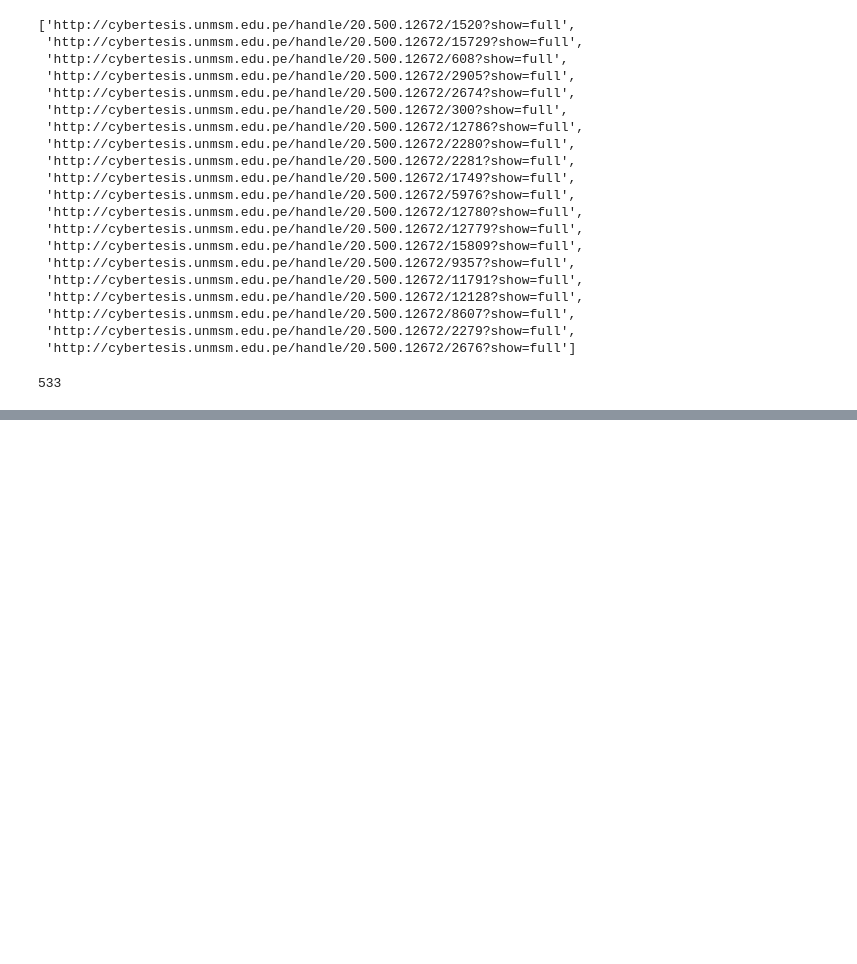
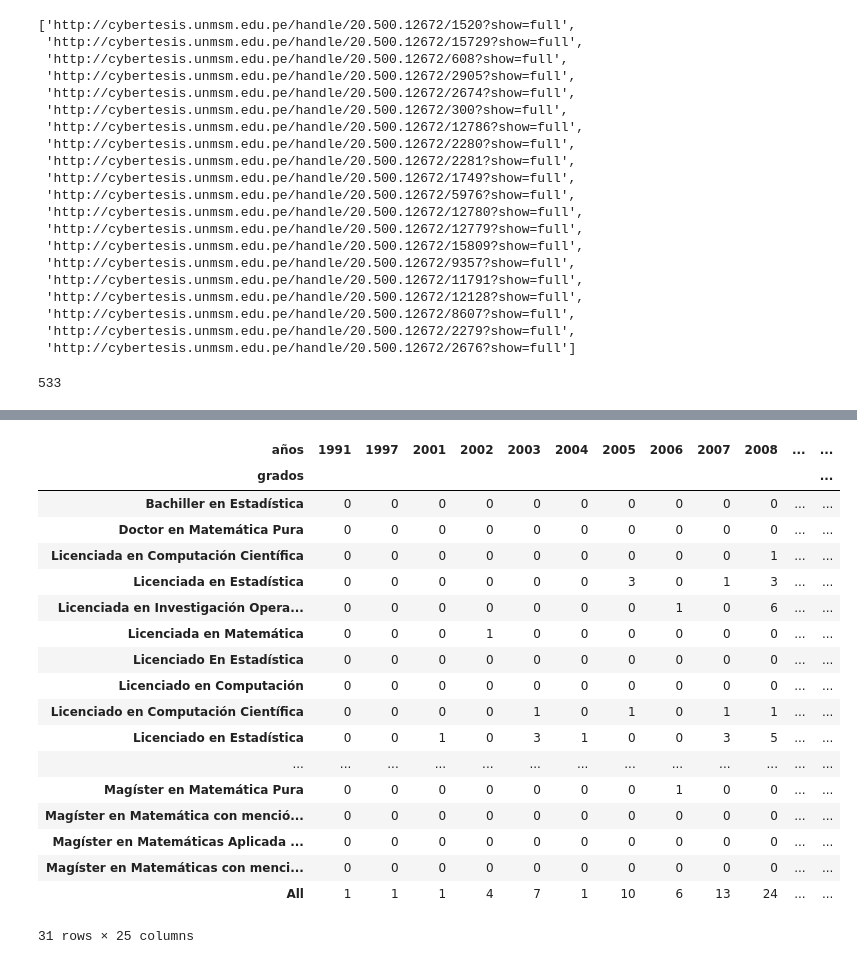
Before and after one commit to Geraldine-Geronimo/LP2_TRABAJO_FINAL, a Jupyter notebook: UNMSM.ipynb, the cells around one changed output, grey strips where cells are left out. Saved outputs shown, nothing was run; the diff lists cells and outputs as text; code cells hidden in the pictures; blank space fills up the shorter version.

```diff
--- a/UNMSM.ipynb
+++ b/UNMSM.ipynb
@@ -128,6 +146,7 @@ autores = []
 contribuidores = []
 grados = []
 resumenes = []
+diciplinas = []
 n = 0
 for i in range(len(publications_links)):
     respuesta = requests.get(publications_links[i], headers=headers)
@@ -224,6 +243,16 @@ for i in range(len(publications_links)):
             resumenes.append(" ")
     else:
         n = 0
+
+    for j in range(len(tabla_1)):
+        if tabla_1.iloc[j,0] == 'thesis.degree.discipline':
+            diciplina=tabla_1.iloc[j,1]
+            diciplinas.append(diciplina)
+            n = n + 1
+    if n == 0:
+            diciplinas.append(" ")
+    else:
+        n = 0
 # %%
 #creamos un dataframe para poder guardarlos en un archivo csv
 
@@ -236,6 +265,7 @@ df['contribuidores'] = contribuidores
 df['resumenes'] = resumenes
 df['grados'] = grados
 df['años'] = años
+df['diciplinas']=diciplinas
 # %%
 #GUARDAMOS LA INFROMACION EN UN ARCHIVO CSV
 
@@ -257,0 +288,26 @@ df
+# %%
+#Hacemos un cuadrado de los grados obtenedos en cada especialidad de la facultad asi como en qeu año se obtenido este
+
+
+pd.crosstab(index=df['grados'],
+            columns=df['años'], margins=True)
+# %% [output]
+| años | 1991 | 1997 | 2001 | 2002 | 2003 | 2004 | 2005 | 2006 | 2007 | 2008 | ... | ... |
+| grados |  |  |  |  |  |  |  |  |  |  |  | ... |
+| Bachiller en Estadística | 0 | 0 | 0 | 0 | 0 | 0 | 0 | 0 | 0 | 0 | ... | ... |
+| Doctor en Matemática Pura | 0 | 0 | 0 | 0 | 0 | 0 | 0 | 0 | 0 | 0 | ... | ... |
+| Licenciada en Computación Científica | 0 | 0 | 0 | 0 | 0 | 0 | 0 | 0 | 0 | 1 | ... | ... |
+| Licenciada en Estadística | 0 | 0 | 0 | 0 | 0 | 0 | 3 | 0 | 1 | 3 | ... | ... |
+| Licenciada en Investigación Opera... | 0 | 0 | 0 | 0 | 0 | 0 | 0 | 1 | 0 | 6 | ... | ... |
+| Licenciada en Matemática | 0 | 0 | 0 | 1 | 0 | 0 | 0 | 0 | 0 | 0 | ... | ... |
+| Licenciado En Estadística | 0 | 0 | 0 | 0 | 0 | 0 | 0 | 0 | 0 | 0 | ... | ... |
+| Licenciado en Computación | 0 | 0 | 0 | 0 | 0 | 0 | 0 | 0 | 0 | 0 | ... | ... |
+| Licenciado en Computación Científica | 0 | 0 | 0 | 0 | 1 | 0 | 1 | 0 | 1 | 1 | ... | ... |
+| Licenciado en Estadística | 0 | 0 | 1 | 0 | 3 | 1 | 0 | 0 | 3 | 5 | ... | ... |
+| ... | ... | ... | ... | ... | ... | ... | ... | ... | ... | ... | ... | ... |
+| Magíster en Matemática Pura | 0 | 0 | 0 | 0 | 0 | 0 | 0 | 1 | 0 | 0 | ... | ... |
+| Magíster en Matemática con menció... | 0 | 0 | 0 | 0 | 0 | 0 | 0 | 0 | 0 | 0 | ... | ... |
+| Magíster en Matemáticas Aplicada ... | 0 | 0 | 0 | 0 | 0 | 0 | 0 | 0 | 0 | 0 | ... | ... |
+| Magíster en Matemáticas con menci... | 0 | 0 | 0 | 0 | 0 | 0 | 0 | 0 | 0 | 0 | ... | ... |
+| All | 1 | 1 | 1 | 4 | 7 | 1 | 10 | 6 | 13 | 24 | ... | ... |
+31 rows × 25 columns
```
Also changed, not shown: parts of 5 cells of this notebook, 1 other file.
